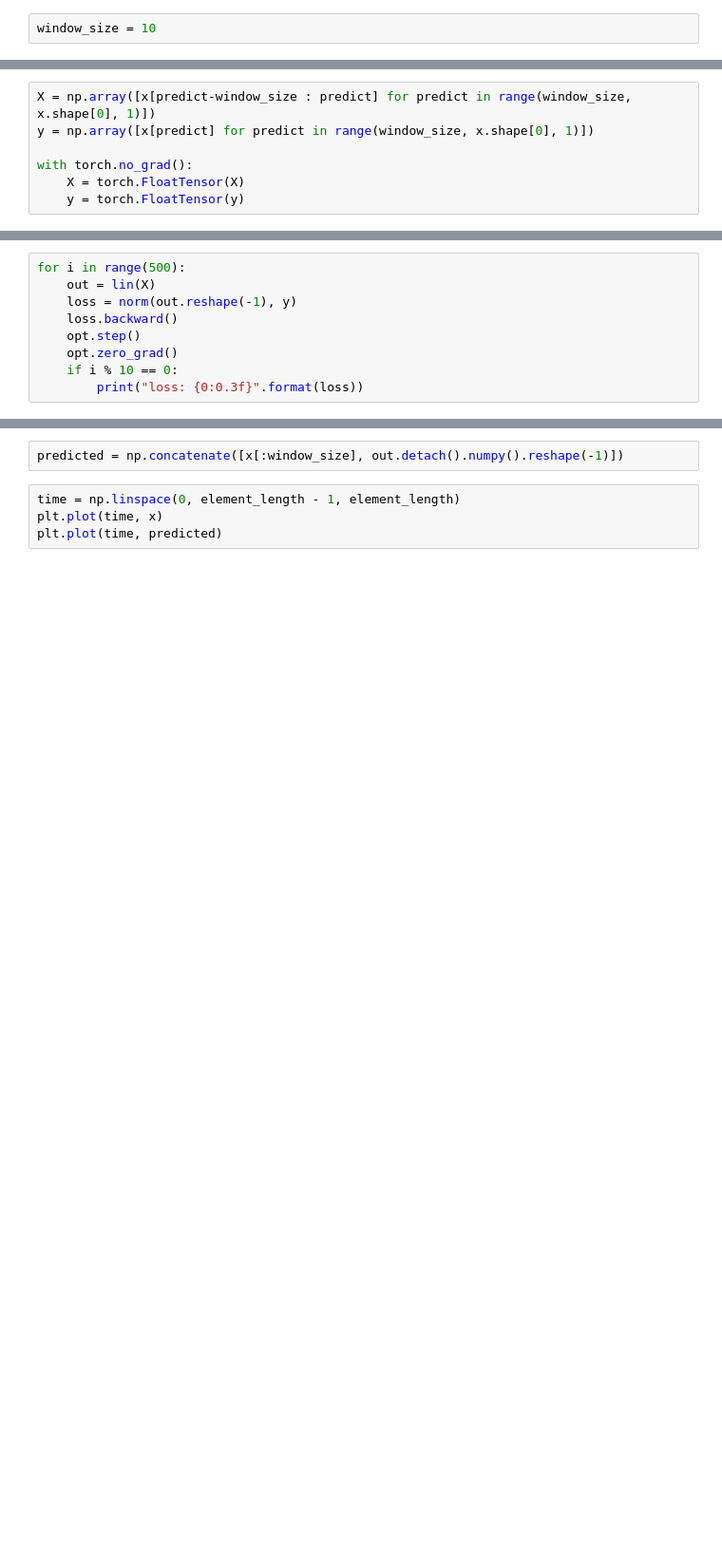
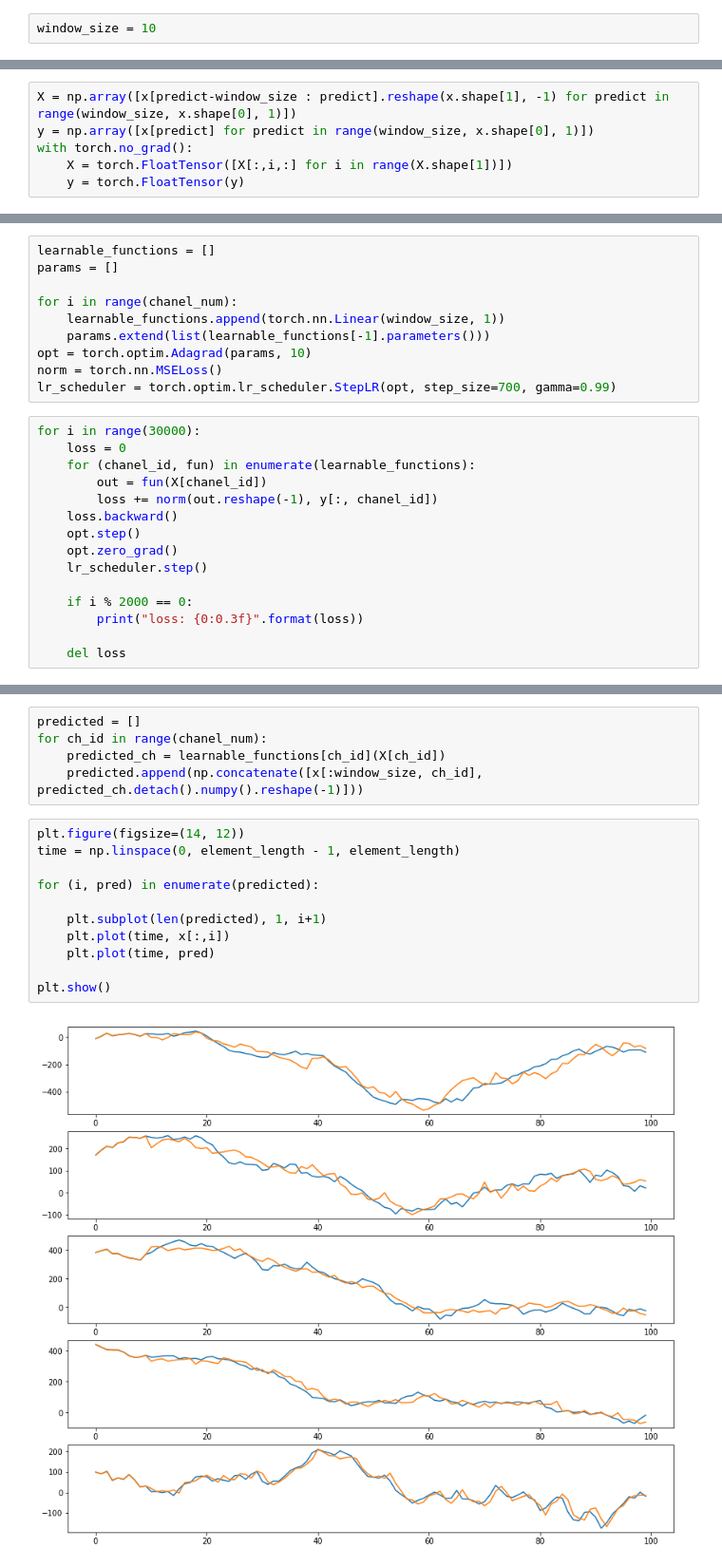
Before and after one commit to igor-yusupov/2018-Project-3, a Jupyter notebook: code/input_data.ipynb, the cells around one changed output, grey strips where cells are left out. Shown at 95% size. Drawn from its saved outputs; the diff is of its cells as text; blank space fills up the shorter version.

```diff
--- a/code/input_data.ipynb
+++ b/code/input_data.ipynb
@@ -137,7 +130,6 @@ norm = torch.nn.MSELoss()
 # %%
-X = np.array([x[predict-window_size : predict] for predict in range(window_size, x.shape[0], 1)])
+X = np.array([x[predict-window_size : predict].reshape(x.shape[1], -1) for predict in range(window_size, x.shape[0], 1)])
 y = np.array([x[predict] for predict in range(window_size, x.shape[0], 1)])
-
 with torch.no_grad():
-    X = torch.FloatTensor(X)
+    X = torch.FloatTensor([X[:,i,:] for i in range(X.shape[1])])
     y = torch.FloatTensor(y)
@@ -152,9 +136,25 @@ X.shape
+# %%
+learnable_functions = []
+params = []
+
+for i in range(chanel_num):
+    learnable_functions.append(torch.nn.Linear(window_size, 1))
+    params.extend(list(learnable_functions[-1].parameters()))
+opt = torch.optim.Adagrad(params, 10)
+norm = torch.nn.MSELoss()
+lr_scheduler = torch.optim.lr_scheduler.StepLR(opt, step_size=700, gamma=0.99)
 # %%
-for i in range(500):
-    out = lin(X)
-    loss = norm(out.reshape(-1), y)
+for i in range(30000):
+    loss = 0
+    for (chanel_id, fun) in enumerate(learnable_functions):
+        out = fun(X[chanel_id])
+        loss += norm(out.reshape(-1), y[:, chanel_id])
     loss.backward()
     opt.step()
     opt.zero_grad()
-    if i % 10 == 0:
+    lr_scheduler.step()
+
+    if i % 2000 == 0:
         print("loss: {0:0.3f}".format(loss))
+
+    del loss
@@ -161,6 +177,18 @@ for i in range(500):
 # %%
-predicted = np.concatenate([x[:window_size], out.detach().numpy().reshape(-1)])
+predicted = []
+for ch_id in range(chanel_num):
+    predicted_ch = learnable_functions[ch_id](X[ch_id])
+    predicted.append(np.concatenate([x[:window_size, ch_id], predicted_ch.detach().numpy().reshape(-1)]))
 # %%
+plt.figure(figsize=(14, 12))
 time = np.linspace(0, element_length - 1, element_length)
-plt.plot(time, x)
-plt.plot(time, predicted)
+
+for (i, pred) in enumerate(predicted):
+
+    plt.subplot(len(predicted), 1, i+1)
+    plt.plot(time, x[:,i])
+    plt.plot(time, pred)
+
+plt.show()
+# %% [output]
+[figure, added]
```
Also changed, not shown: parts of 12 cells of this notebook.
